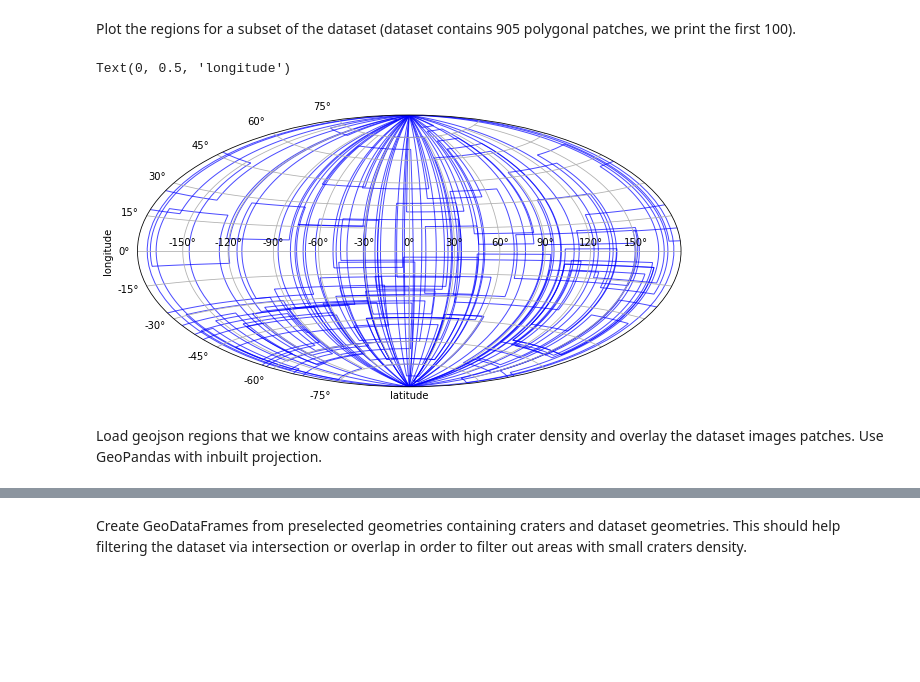
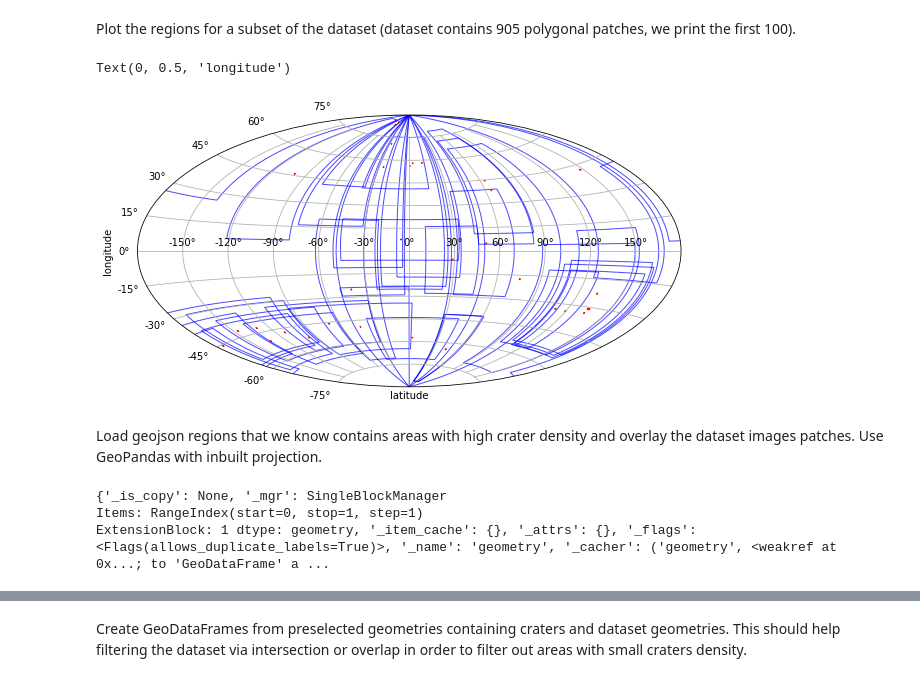
Before and after one commit to chbrandt/HackThePlanets2022, a Jupyter notebook: notebooks/explore_dataset_spatial_distribution.ipynb, the cells around one changed output, grey strips where cells are left out. Drawn from its saved outputs; the diff is of its cells as text; code cells hidden in the pictures; blank space fills up the shorter version.

Commit message:
Add function to compute geom centers (approx)

```diff
--- a/notebooks/explore_dataset_spatial_distribution.ipynb
+++ b/notebooks/explore_dataset_spatial_distribution.ipynb
@@ -31,11 +31,22 @@ products_metadata
   'instrumentId': 'CT
 # %% [markdown]
 From metadata extract all regions patches and store in longitude/latitude dictionary.
+# %%
+def compute_aprox_center(coords):
+    #print("next",coords.shape)
+    ys = sorted(coords[:,1])
+    xs = sorted(coords[:,0])
+    #print(coords)
+    #print(ys)
+    #print(xs)
+    center_approx = ((xs[3]+xs[1])/2,(ys[3]+ys[1])/2)
+    #print(center_approx)
+    return center_approx
 # %%
 products_id = [md["productId"] for md in products_metadata]
 products_geom = [md["geometry"]["geometries"][0] for md in products_metadata]
 products_geom_coordinates = [md["coordinates"][0] for md in products_geom]
-
+products_geom_centers = [compute_aprox_center(np.array(md["coordinates"][0][1:])) for md in products_geom ]
 # create dictionary of ordered coordinates
 coordinates = {"lon": [], "lat": []}
 for el in products_geom_coordinates:
@@ -47,21 +58,36 @@ Plot the regions for a subset of the dataset (dataset contains 905 polygonal pat
 # %%
 import numpy as np
 import matplotlib.pyplot as plt
 from matplotlib import patches
+%matplotlib inline
 
 fig = plt.figure(figsize=(10, 5))
 ax = plt.subplot(projection="aitoff")
 ax.grid(True)
 
-for el in products_geom_coordinates[:100]:
+for el in products_geom_coordinates[:50]:
     ax.add_patch(patches.Polygon(el, closed=True, fc=None, ec="b", fill=False, alpha=0.7))
+
+for cent in products_geom_centers[:50]:
+    ax.add_patch(patches.Rectangle(cent, 0.01,0.01, color="red"))
+
+
 ax.set_xlabel("latitude")
 ax.set_ylabel("longitude")
 # %% [output]
 Text(0, 0.5, 'longitude')
-[figure, old version]
+[figure, new version]
 # %% [markdown]
 Load geojson regions that we know contains areas with high crater density and overlay the dataset images patches. Use GeoPandas with inbuilt projection.
+# %%
+for geo in geo_regions[0:1]:
+    df = gpd.read_file(join('/shared_volume/geometries/', geo))
+    print(df.columns)
+    print(df["geometry"])
+# %% [output]
+{'_is_copy': None, '_mgr': SingleBlockManager
+Items: RangeIndex(start=0, stop=1, step=1)
+ExtensionBlock: 1 dtype: geometry, '_item_cache': {}, '_attrs': {}, '_flags': <Flags(allows_duplicate_labels=True)>, '_name': 'geometry', '_cacher': ('geometry', <weakref at 0x...; to 'GeoDataFrame' a ...
 # %%
 import geopandas as gpd
 from os import listdir
```
Also changed, not shown: parts of 1 cell of this notebook.
